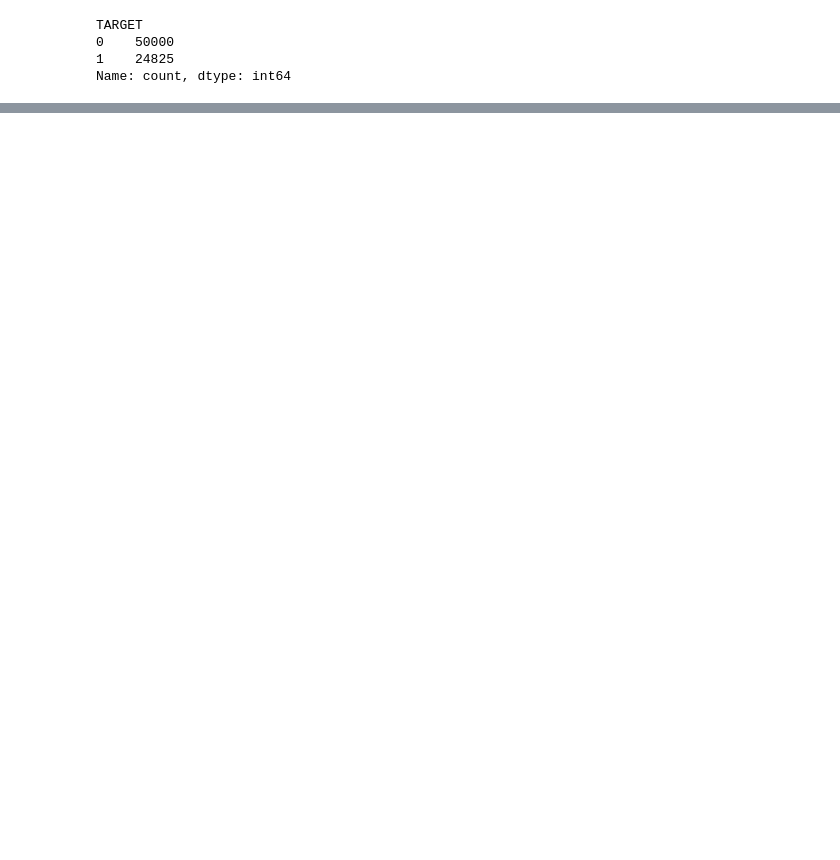
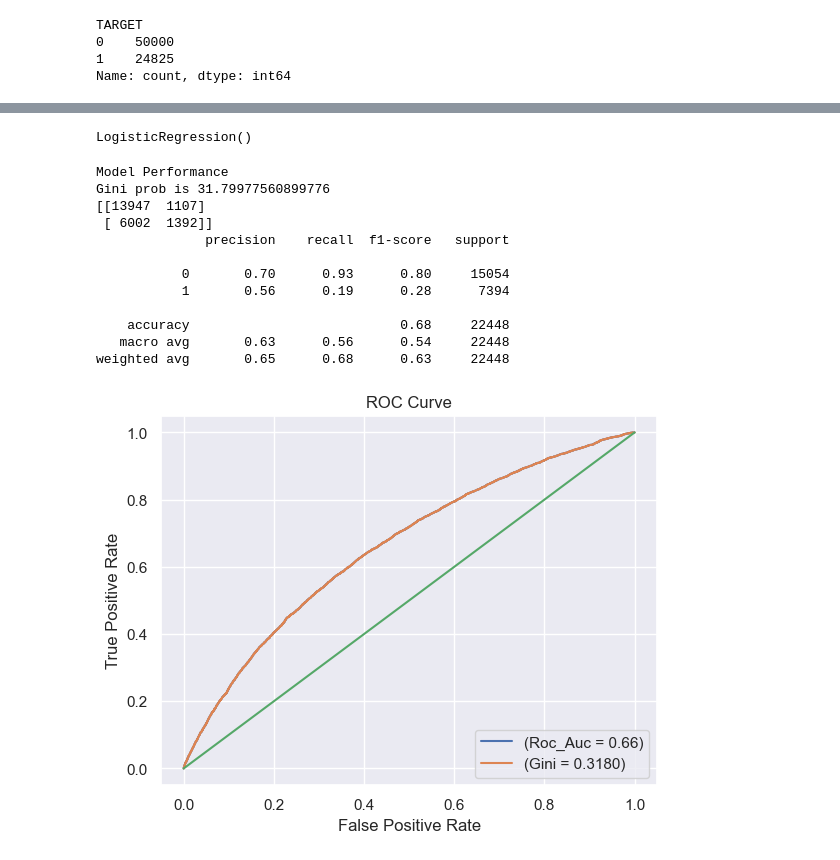
Before and after one commit to zohrabgulushev/Data-Science-Practice, a Jupyter notebook: Data Science Practice/Fraud Detection (bank industry).ipynb, the cells around one changed output, grey strips where cells are left out. Saved outputs shown, nothing was run; the diff lists cells and outputs as text; code cells hidden in the pictures; blank space fills up the shorter version.

```diff
--- a/Data Science Practice/Fraud Detection (bank industry).ipynb
+++ b/Data Science Practice/Fraud Detection (bank industry).ipynb
@@ -350,0 +522,57 @@ LogisticRegression does not accept missing values encoded as NaN natively. For s
+# %%
+inputs = data[['CNT_CHILDREN_woe', 'AMT_INCOME_TOTAL_woe',
+       'AMT_CREDIT_woe', 'AMT_ANNUITY_woe', 'AMT_GOODS_PRICE_woe',
+       'REGION_POPULATION_RELATIVE_woe', 'DAYS_BIRTH_woe', 'DAYS_EMPLOYED_woe',
+       'DAYS_REGISTRATION_woe', 'DAYS_ID_PUBLISH_woe', 'FLAG_EMP_PHONE_woe',
+       'FLAG_WORK_PHONE_woe', 'FLAG_CONT_MOBILE_woe', 'FLAG_PHONE_woe',
+       'FLAG_EMAIL_woe', 'NAME_CONTRACT_TYPE_woe', 'CODE_GENDER_woe',
+       'FLAG_OWN_CAR_woe', 'FLAG_OWN_REALTY_woe', 'NAME_TYPE_SUITE_woe',
+       'NAME_INCOME_TYPE_woe', 'NAME_EDUCATION_TYPE_woe',
+       'NAME_FAMILY_STATUS_woe', 'NAME_HOUSING_TYPE_woe',
+       'OCCUPATION_TYPE_woe']]
+output = data['TARGET']
+# %%
+X_train, X_test, y_train, y_test = train_test_split(inputs, output, test_size=0.3, random_state=42)
+# %%
+from sklearn.linear_model import LogisticRegression
+
+clf = LogisticRegression()
+clf.fit(X_train, y_train)
+# %% [output]
+LogisticRegression()
+# %%
+result = evaluate(clf, X_test, y_test)
+y_prob = clf.predict_proba(X_test)[:,1]
+
+roc_auc = roc_auc_score(y_test, y_prob)
+gini = (2*roc_auc_score(y_test, y_prob))-1
+
+fpr, tpr, thresholds = roc_curve(y_test, y_prob)
+plt.figure()
+
+plt.plot(fpr, tpr, label='(Roc_Auc = %0.2f)' % roc_auc)
+plt.plot(fpr, tpr, label='(Gini = %0.4f)' % gini)
+plt.plot([0, 1], [0, 1])
+plt.xlim()
+plt.ylim()
+
+plt.xlabel('False Positive Rate')
+plt.ylabel('True Positive Rate')
+plt.title('ROC Curve')
+
+plt.legend(loc='lower right')
+plt.show()
+# %% [output]
+Model Performance
+Gini prob is 31.79977560899776
+[[13947  1107]
+ [ 6002  1392]]
+              precision    recall  f1-score   support
+
+           0       0.70      0.93      0.80     15054
+           1       0.56      0.19      0.28      7394
+
+    accuracy                           0.68     22448
+   macro avg       0.63      0.56      0.54     22448
+weighted avg       0.65      0.68      0.63     22448
+[figure, added]
```
Also changed, not shown: parts of 70 cells of this notebook.
